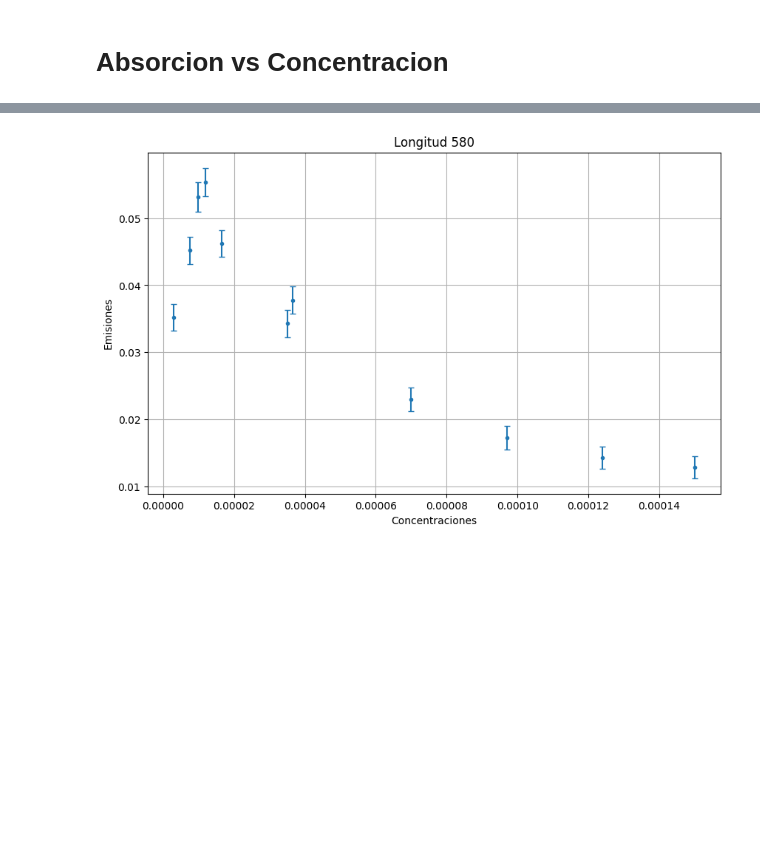
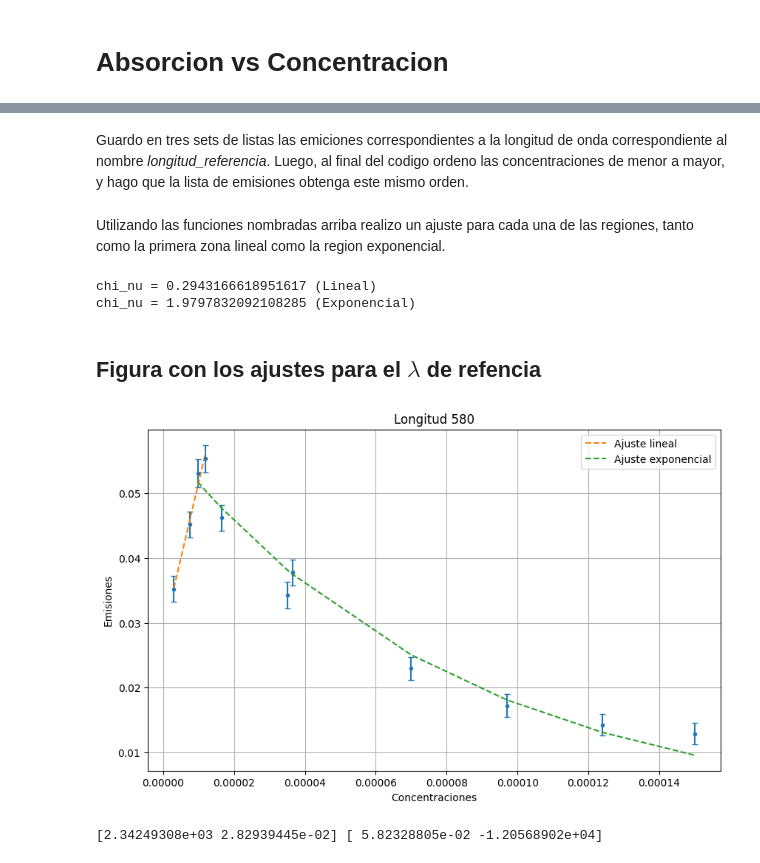
Before and after one commit to BernardoPironio/Espectrometria-difractiva, a Jupyter notebook: analisis_2.ipynb, the cells around one changed output, grey strips where cells are left out. Saved outputs shown, nothing was run; the diff lists cells and outputs as text; code cells hidden in the pictures; blank space fills up the shorter version.

Commit message:
Solo ajuste :(

```diff
--- a/analisis_2.ipynb
+++ b/analisis_2.ipynb
@@ -213,7 +242,7 @@ plt.show()
+# %% [markdown]
+Guardo en tres sets de listas las emiciones correspondientes a la longitud de onda correspondiente al nombre *longitud_referencia*. Luego, al final del codigo ordeno las concentraciones de menor a mayor, y hago que la lista de emisiones obtenga este mismo orden.
 # %%
 longitud_referencia = 580
-
-fig = plt.figure(figsize = (10, 6))
 
 Emision_concentracion, err_Emision_concentracion = [], []
 Concentraciones_float = []
@@ -231,12 +260,42 @@ for concentracion in concentraciones[:-1]:
 
     Concentraciones_float.append(concentracion_float)
 
+# Ordeno las listas (chatgpt)
+Concentracion_ord, Emision_ord, err_Emision_ord = zip(*sorted(zip(Concentraciones_float, Emision_concentracion, err_Emision_concentracion)))
 
-plt.errorbar(Concentraciones_float, Emision_concentracion,
-                yerr = err_Emision_concentracion,
-                capsize = 3, fmt = '.')
-plt.title(f'Longitud {longitud_referencia}'), plt.xlabel('Concentraciones'), plt.ylabel('Emisiones')
-plt.grid()
-plt.show()
+# Paso a numpy array
+Emision_ord, err_Emision_ord = np.array(Emision_ord), np.array(err_Emision_ord)
+Concentracion_ord = np.array(Concentracion_ord)
-# %% [output]
-[figure, removed]
+# %% [markdown]
+Utilizando las funciones nombradas arriba realizo un ajuste para cada una de las regiones, tanto como la primera zona lineal como la region exponencial.
+# %%
+lineal = lambda X, a, b: a*X + b
+exp = lambda X, a, b: a*np.exp(X*b)
+
+p_lineal, pcov_lineal, p_exp, pcov_exp, indice_division = ajuste_2zonas(Concentracion_ord, Emision_ord, err_Emision_ord)
+# %% [output]
+chi_nu = 0.2943166618951617 (Lineal)
+chi_nu = 1.9797832092108285 (Exponencial)
+# %% [markdown]
+## Figura con los ajustes para el $\lambda$ de refencia
+# %%
+fig = plt.figure(figsize = (10, 6))
+
+plt.errorbar(Concentracion_ord, Emision_ord,
+                yerr = err_Emision_ord,
+                capsize = 3, fmt = '.')
+
+plt.plot(Concentracion_ord[: indice_division + 1], lineal(Concentracion_ord[: indice_division + 1], *p_lineal),
+         linestyle = '--', label = 'Ajuste lineal')
+
+plt.plot(Concentracion_ord[indice_division - 1:], exp(Concentracion_ord[indice_division - 1: ], *p_exp),
+         linestyle = '--', label = 'Ajuste exponencial')
+
+plt.title(f'Longitud {longitud_referencia}'), plt.xlabel('Concentraciones'), plt.ylabel('Emisiones')
+plt.grid(), plt.legend(loc = 'upper right')
+plt.show()
+
+print(p_lineal, p_exp)
+# %% [output]
+[figure, added]
+[2.34249308e+03 2.82939445e-02] [ 5.82328805e-02 -1.20568902e+04]
```
Also changed, not shown: parts of 3 cells of this notebook.
